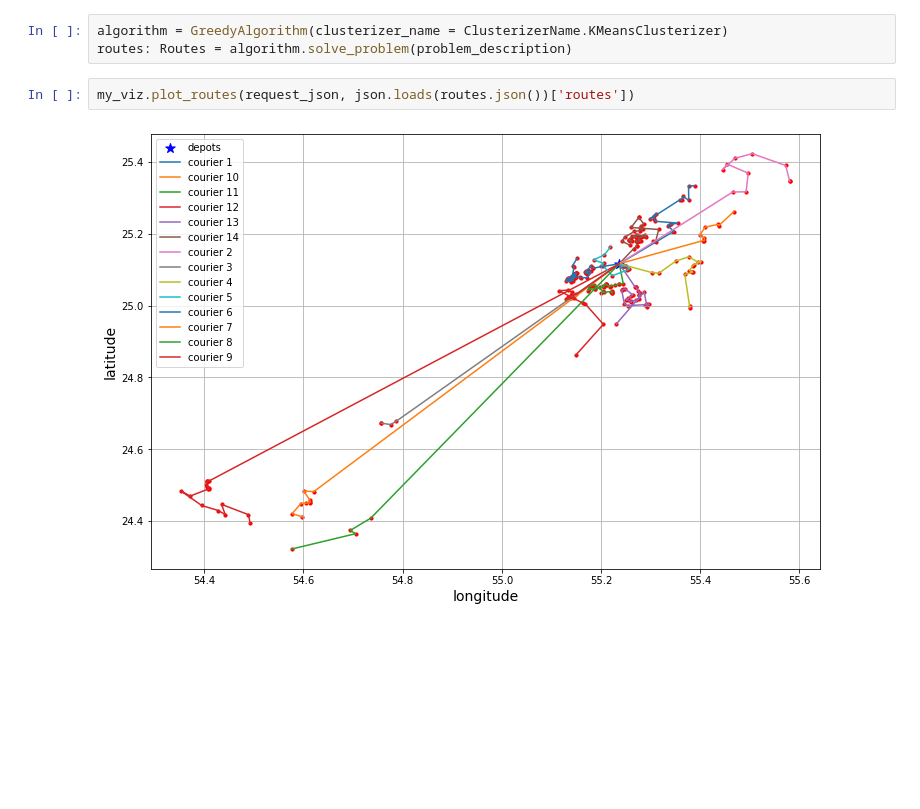
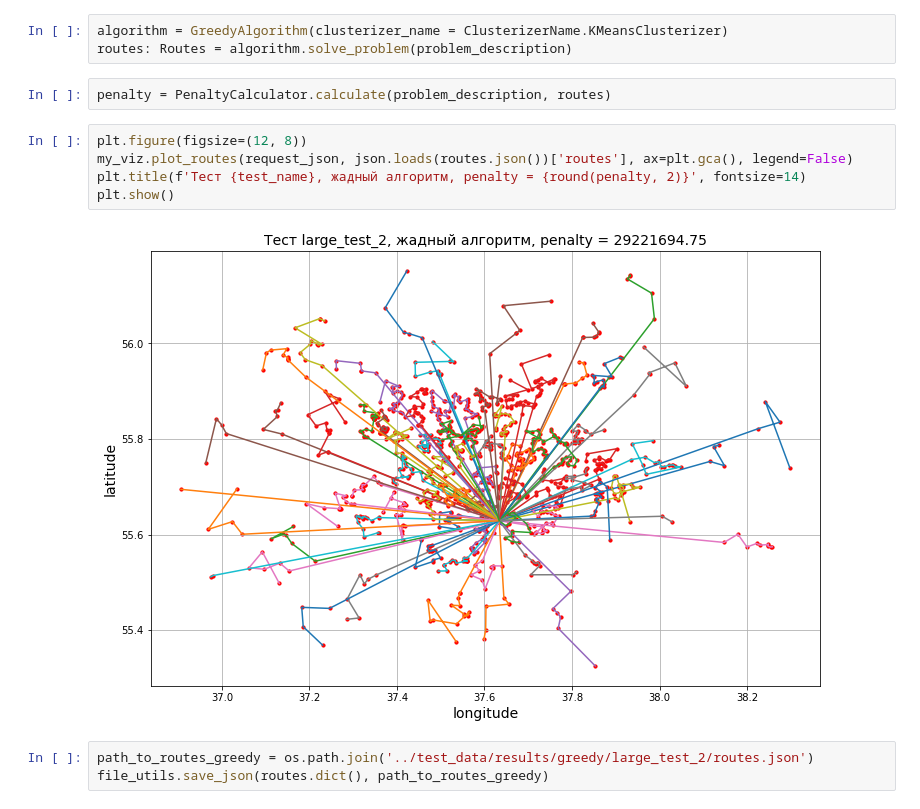
Before and after one commit to bumchik2/VRP-Algorithms, a Jupyter notebook: notebooks/greedy_algorithm.ipynb, the cells around one changed output. Cells and saved outputs as stored; diff of their text form; blank space fills up the shorter version.

```diff
--- a/notebooks/greedy_algorithm.ipynb
+++ b/notebooks/greedy_algorithm.ipynb
@@ -34,7 +36,15 @@ my_viz.plot_map(request_json)
 # %%
 algorithm = GreedyAlgorithm(clusterizer_name = ClusterizerName.KMeansClusterizer)
 routes: Routes = algorithm.solve_problem(problem_description)
-# %%
-my_viz.plot_routes(request_json, json.loads(routes.json())['routes'])
-# %% [output]
-[figure, removed]
+# %%
+penalty = PenaltyCalculator.calculate(problem_description, routes)
+# %%
+plt.figure(figsize=(12, 8))
+my_viz.plot_routes(request_json, json.loads(routes.json())['routes'], ax=plt.gca(), legend=False)
+plt.title(f'Тест {test_name}, жадный алгоритм, penalty = {round(penalty, 2)}', fontsize=14)
+plt.show()
+# %% [output]
+[figure, added]
+# %%
+path_to_routes_greedy = os.path.join('../test_data/results/greedy/large_test_2/routes.json')
+file_utils.save_json(routes.dict(), path_to_routes_greedy)
```
Also changed, not shown: parts of 3 cells of this notebook, 8 other files.
